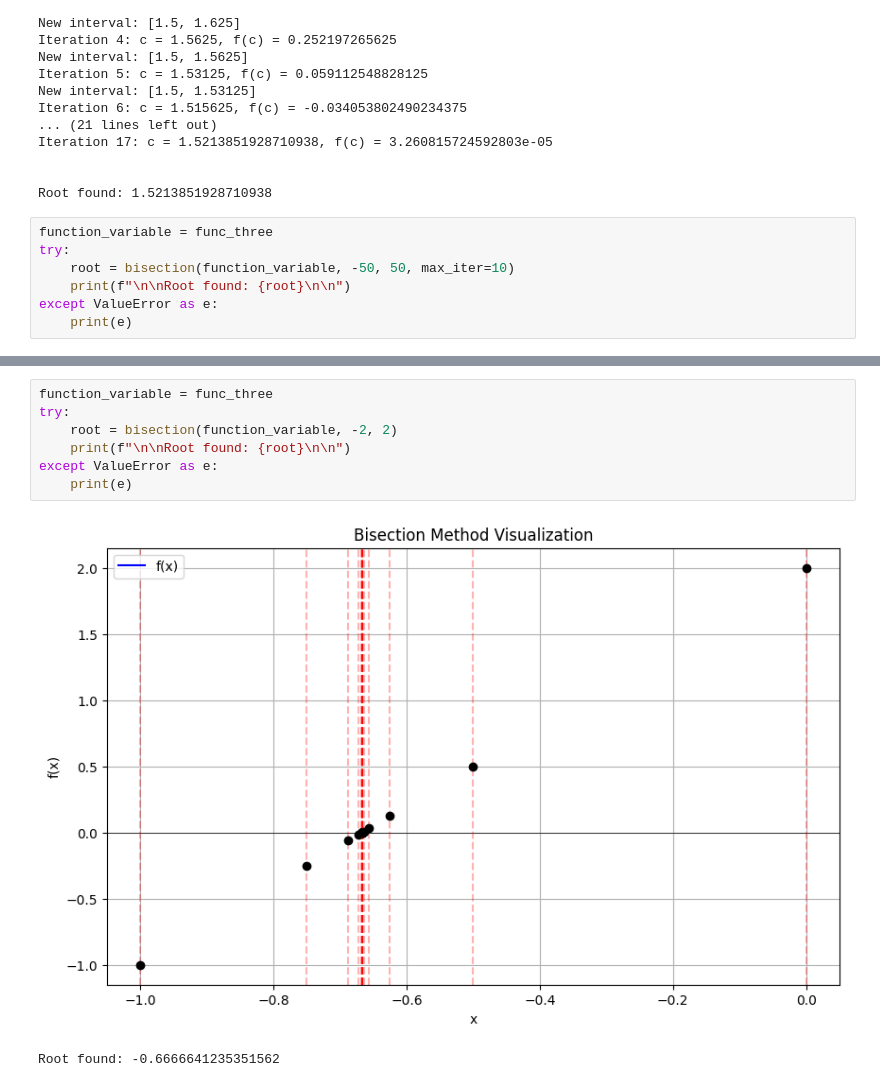
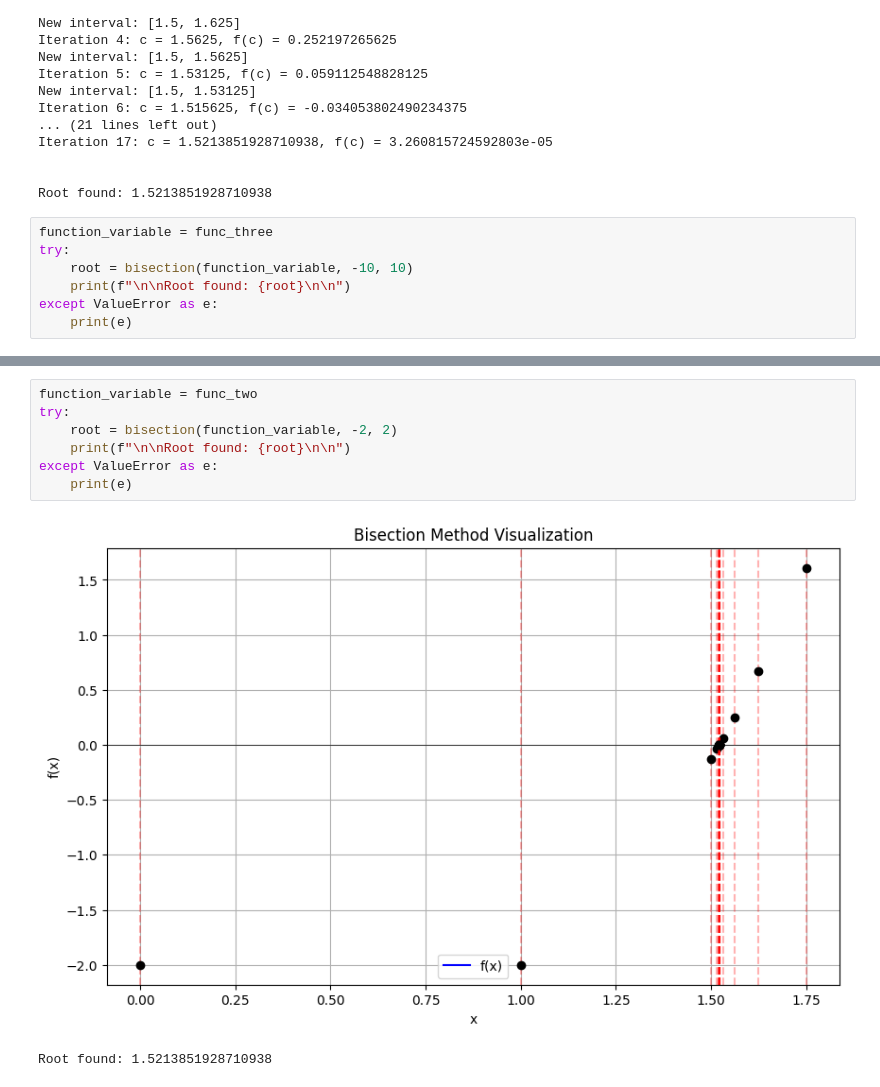
Before and after one commit to nyanko3434/Year-2_Part-II_Numerical_Method_Lab, a Jupyter notebook: Lab1/bisectionMethod.ipynb, the cells around one changed output, grey strips where cells are left out. Drawn from its saved outputs; the diff is of its cells as text.

```diff
--- a/Lab1/bisectionMethod.ipynb
+++ b/Lab1/bisectionMethod.ipynb
@@ -121,7 +119,7 @@ Root found: 1.5213851928710938
 # %%
 function_variable = func_three
 try:
-    root = bisection(function_variable, -50, 50, max_iter=10)
+    root = bisection(function_variable, -10, 10)
     print(f"\n\nRoot found: {root}\n\n")
 except ValueError as e:
     print(e)
@@ -131,10 +129,10 @@ Maximum iterations reached without convergence.
 # %%
-function_variable = func_three
+function_variable = func_two
 try:
     root = bisection(function_variable, -2, 2)
     print(f"\n\nRoot found: {root}\n\n")
 except ValueError as e:
     print(e)
 # %% [output]
-[figure, old version]
+[figure, new version]
-Root found: -0.6666641235351562
+Root found: 1.5213851928710938
```
Also changed, not shown: parts of 2 cells of this notebook, 1 other file.
